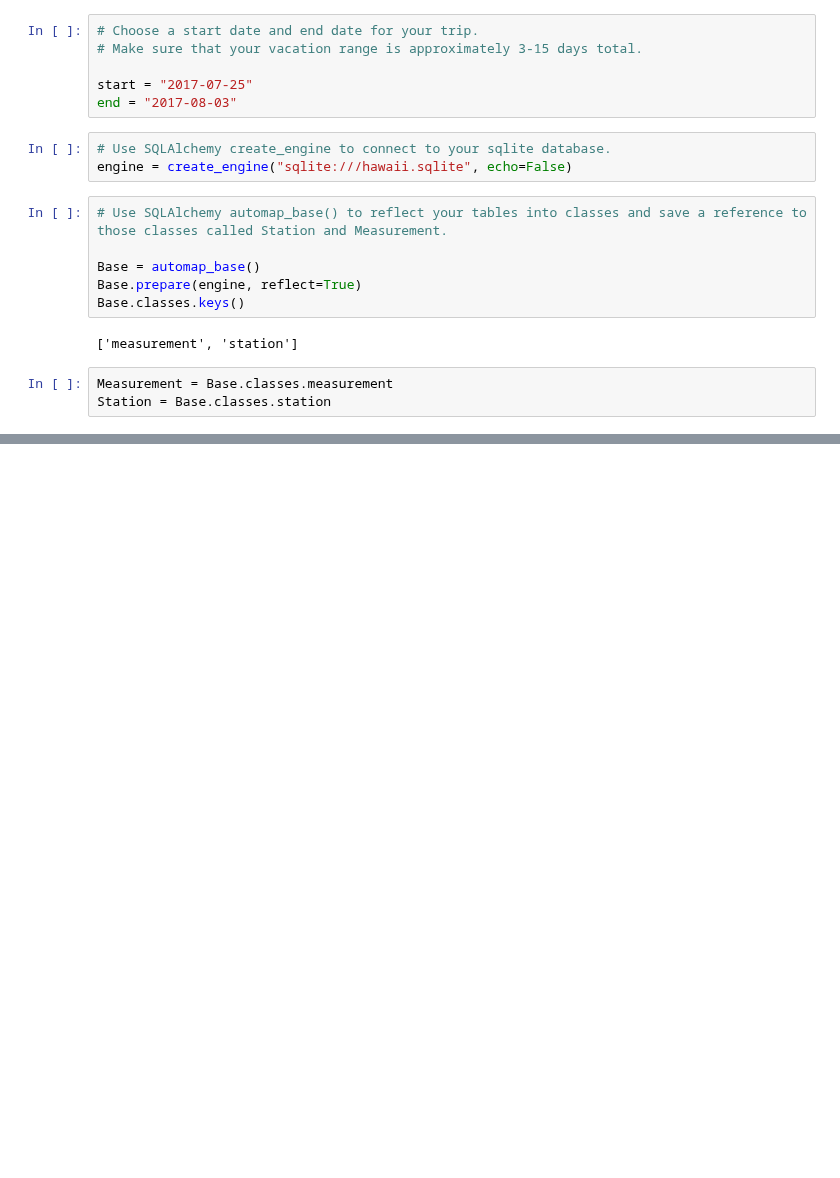
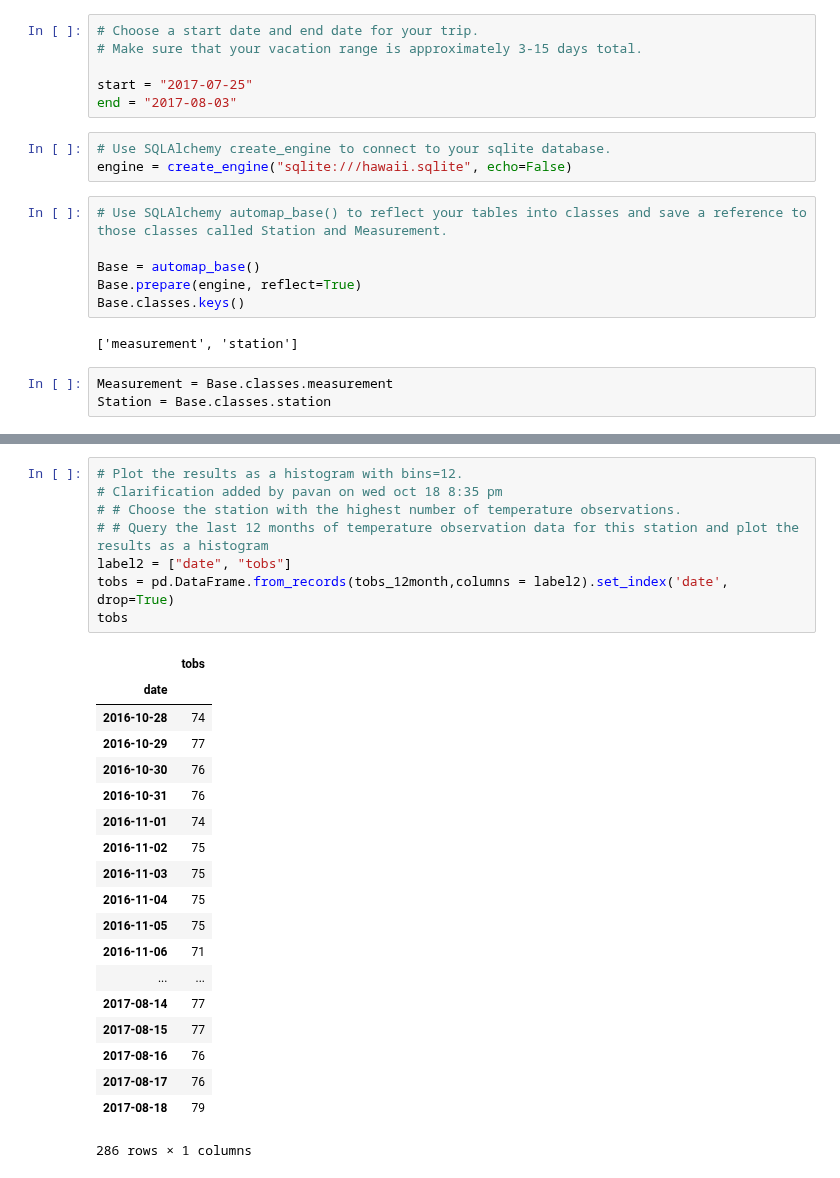
Before and after one commit to EmilySakata/climate_analysis, a Jupyter notebook: climate_analysis.ipynb, the cells around one changed output, grey strips where cells are left out. Cells and saved outputs as stored; diff of their text form; blank space fills up the shorter version.

```diff
--- a/climate_analysis.ipynb
+++ b/climate_analysis.ipynb
@@ -40,0 +181,28 @@ Station = Base.classes.station
+# %%
+# Plot the results as a histogram with bins=12.
+# Clarification added by pavan on wed oct 18 8:35 pm
+# # Choose the station with the highest number of temperature observations.
+# # Query the last 12 months of temperature observation data for this station and plot the results as a histogram
+label2 = ["date", "tobs"]
+tobs = pd.DataFrame.from_records(tobs_12month,columns = label2).set_index('date', drop=True)
+tobs
+# %% [output]
+|  | tobs |
+| date |  |
+| 2016-10-28 | 74 |
+| 2016-10-29 | 77 |
+| 2016-10-30 | 76 |
+| 2016-10-31 | 76 |
+| 2016-11-01 | 74 |
+| 2016-11-02 | 75 |
+| 2016-11-03 | 75 |
+| 2016-11-04 | 75 |
+| 2016-11-05 | 75 |
+| 2016-11-06 | 71 |
+| ... | ... |
+| 2017-08-14 | 77 |
+| 2017-08-15 | 77 |
+| 2017-08-16 | 76 |
+| 2017-08-17 | 76 |
+| 2017-08-18 | 79 |
+286 rows × 1 columns
```
Also changed, not shown: parts of 12 cells of this notebook.
